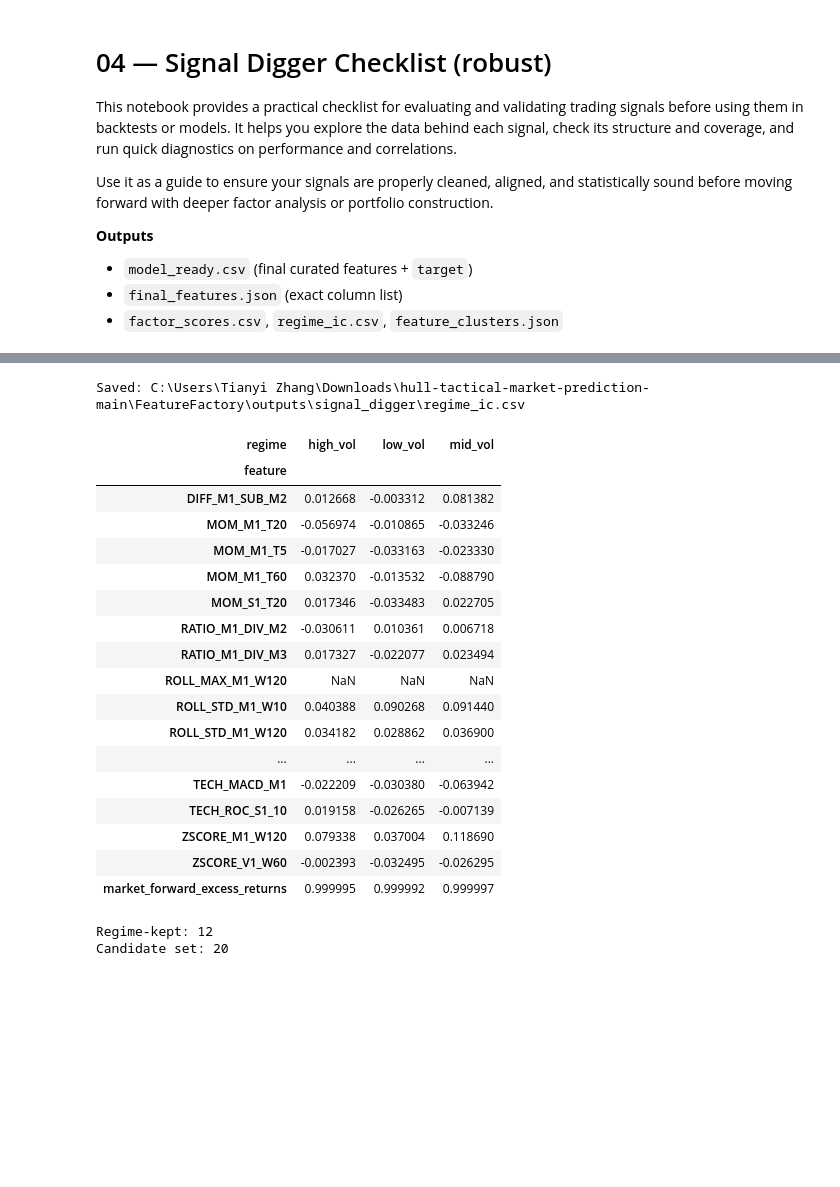
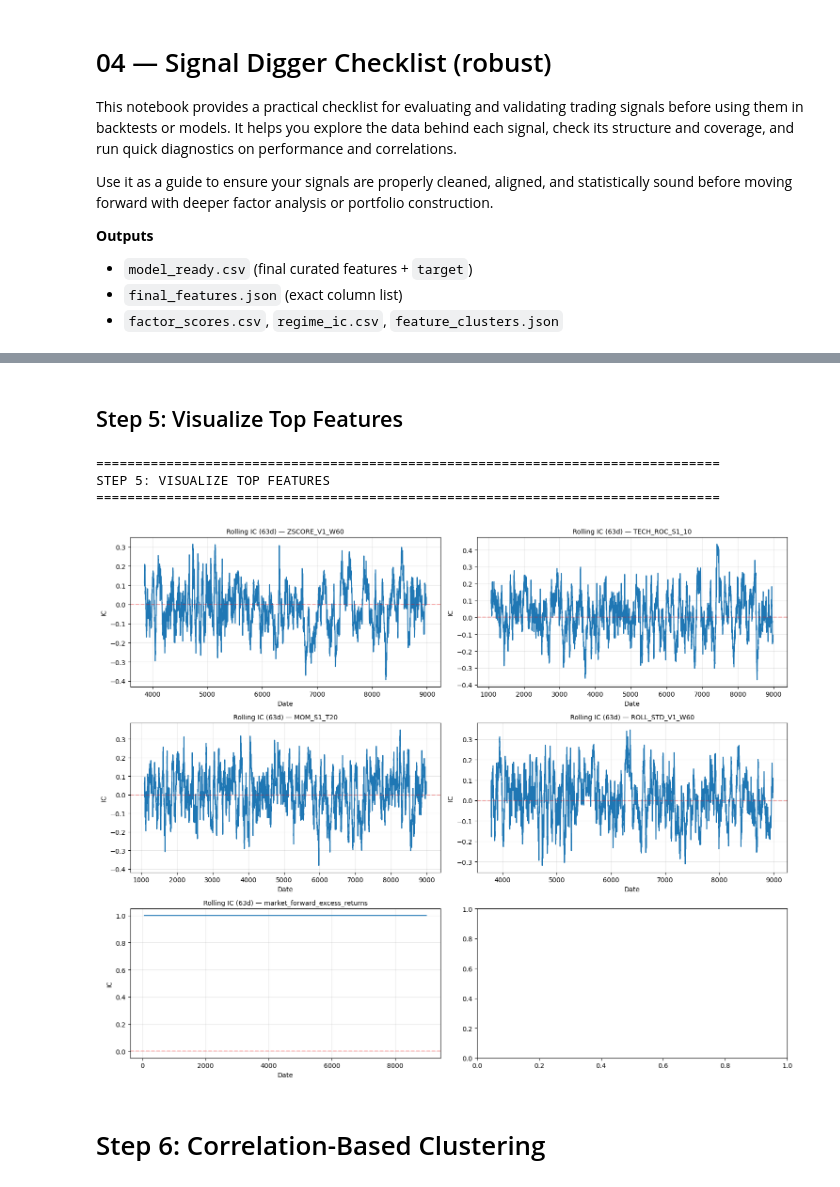
Before and after one commit to cziwen/hull-tactical-market-prediction, a Jupyter notebook: FeatureFactory/notebooks/04_signal_digger_checklist.ipynb, the cells around one changed output, grey strips where cells are left out. Drawn from its saved outputs; the diff is of its cells as text; code cells hidden in the pictures; blank space fills up the shorter version.

```diff
--- a/FeatureFactory/notebooks/04_signal_digger_checklist.ipynb
+++ b/FeatureFactory/notebooks/04_signal_digger_checklist.ipynb
@@ -145,0 +408,12 @@ Initial reps kept: 20
+# %%
+print("="*80)
+print("STEP 4: COMPUTE FACTOR SCORES")
+print("="*80)
+
+scores = fl.compute_stability_scores(X_clean, y, window=ROLLING_WINDOW)
+scores_df = pd.DataFrame([s._asdict() for s in scores])
+scores_df.to_csv(FACTOR_SCORES_CSV, index=False)
+print(f"✅ Saved factor scores: {FACTOR_SCORES_CSV}")
+
+print("\n📊 Top 20 Features by Information Ratio:")
+display(scores_df.head(20))
@@ -146,41 +433,33 @@ Initial reps kept: 20
+# %% [markdown]
+## Step 5: Visualize Top Features
 # %%
+print("="*80)
+print("STEP 5: VISUALIZE TOP FEATURES")
+print("="*80)
 
-rv = fl.realized_vol(y, span=30)
-regimes = fl.regime_labels(rv)
-reg_table = fl.regime_ic_table(X[selected_by_cluster], y, regimes, window=ROLLING_WINDOW)
-reg_table.to_csv(REGIME_IC_CSV)
-print("Saved:", REGIME_IC_CSV)
-display(reg_table.head(20))
+to_plot = [s.feature for s in scores[:N_PLOT]]
 
-keep_regime = []
-for f in reg_table.index:
-    vals = reg_table.loc[f].dropna().values
-    if (vals > 0).sum() >= 2:
-        keep_regime.append(f)
+fig, axes = plt.subplots(3, 2, figsize=(15, 12))
+axes = axes.flatten()
 
-print("Regime-kept:", len(keep_regime))
-candidate_set = keep_regime if len(keep_regime) >= MAX_FEATURES//2 else selected_by_cluster
-print("Candidate set:", len(candidate_set))
+for i, f in enumerate(to_plot):
+    if f in X_clean.columns:
+        ic_roll = fl.rolling_ic(X_clean[f], y, window=ROLLING_WINDOW)
+        axes[i].plot(ic_roll.index, ic_roll.values, linewidth=1.5)
+        axes[i].axhline(0, color='red', linestyle='--', alpha=0.3)
+        axes[i].set_title(f"Rolling IC ({ROLLING_WINDOW}d) — {f}", fontsize=10)
+        axes[i].set_xlabel("Date")
+        axes[i].set_ylabel("IC")
+        axes[i].grid(True, alpha=0.3)
+
+plt.tight_layout()
+plt.savefig(os.path.join(OUT_DIR, 'top_features_ic.png'), dpi=150)
+plt.show()
 # %% [output]
-Saved: C:\Users\Tianyi Zhang\Downloads\hull-tactical-market-prediction-main\FeatureFactory\outputs\signal_digger\regime_ic.csv
+================================================================================
+STEP 5: VISUALIZE TOP FEATURES
+================================================================================
-| regime | high_vol | low_vol | mid_vol |
-| feature |  |  |  |
-| DIFF_M1_SUB_M2 | 0.012668 | -0.003312 | 0.081382 |
-| MOM_M1_T20 | -0.056974 | -0.010865 | -0.033246 |
-| MOM_M1_T5 | -0.017027 | -0.033163 | -0.023330 |
-| MOM_M1_T60 | 0.032370 | -0.013532 | -0.088790 |
-| MOM_S1_T20 | 0.017346 | -0.033483 | 0.022705 |
-| RATIO_M1_DIV_M2 | -0.030611 | 0.010361 | 0.006718 |
-| RATIO_M1_DIV_M3 | 0.017327 | -0.022077 | 0.023494 |
-| ROLL_MAX_M1_W120 | NaN | NaN | NaN |
-| ROLL_STD_M1_W10 | 0.040388 | 0.090268 | 0.091440 |
-| ROLL_STD_M1_W120 | 0.034182 | 0.028862 | 0.036900 |
-| ... | ... | ... | ... |
-| TECH_MACD_M1 | -0.022209 | -0.030380 | -0.063942 |
-| TECH_ROC_S1_10 | 0.019158 | -0.026265 | -0.007139 |
-| ZSCORE_M1_W120 | 0.079338 | 0.037004 | 0.118690 |
-| ZSCORE_V1_W60 | -0.002393 | -0.032495 | -0.026295 |
-| market_forward_excess_returns | 0.999995 | 0.999992 | 0.999997 |
-Regime-kept: 12
-Candidate set: 20
+[figure, added]
+# %% [markdown]
+# Step 6: Correlation-Based Clustering
 # %%
```
Also changed, not shown: parts of 31 cells of this notebook.
